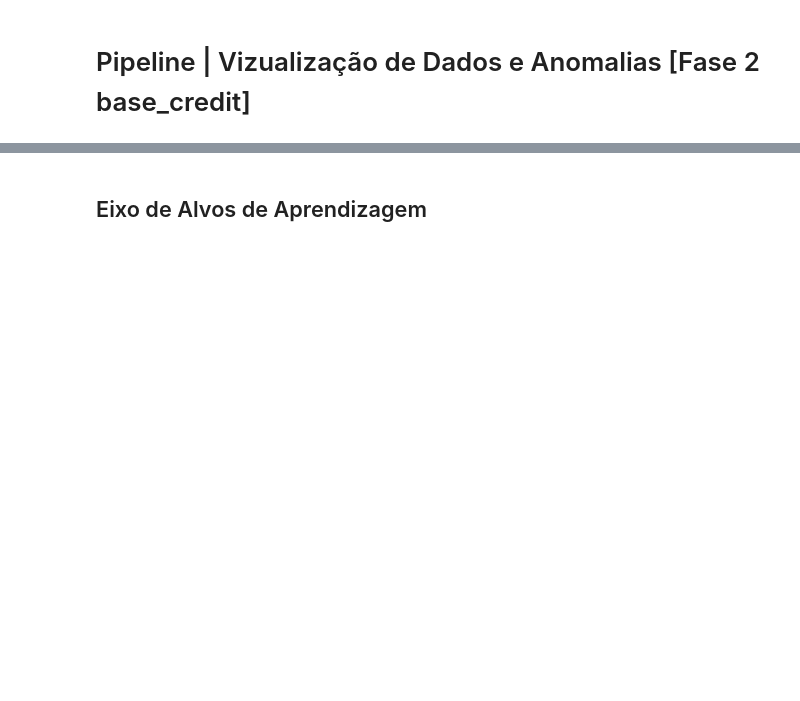
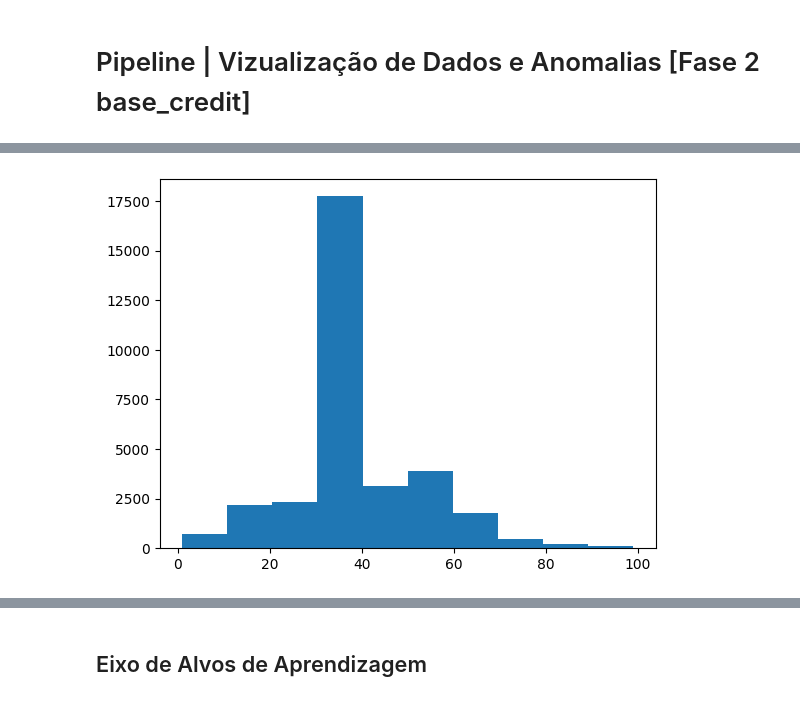
Before and after one commit to miriam-silva/amt4-s1a2026, a Jupyter notebook: censu1604_amt4.ipynb, the cells around one changed output, grey strips where cells are left out. Saved outputs shown, nothing was run; the diff lists cells and outputs as text; code cells hidden in the pictures; blank space fills up the shorter version.

```diff
--- a/censu1604_amt4.ipynb
+++ b/censu1604_amt4.ipynb
@@ -78,0 +103,4 @@ dtype: int64
+# %%
+plt.hist(x=base_census['hour-per-week']);
+# %% [output]
+[figure, added]
```
Also changed, not shown: parts of 12 cells of this notebook.
